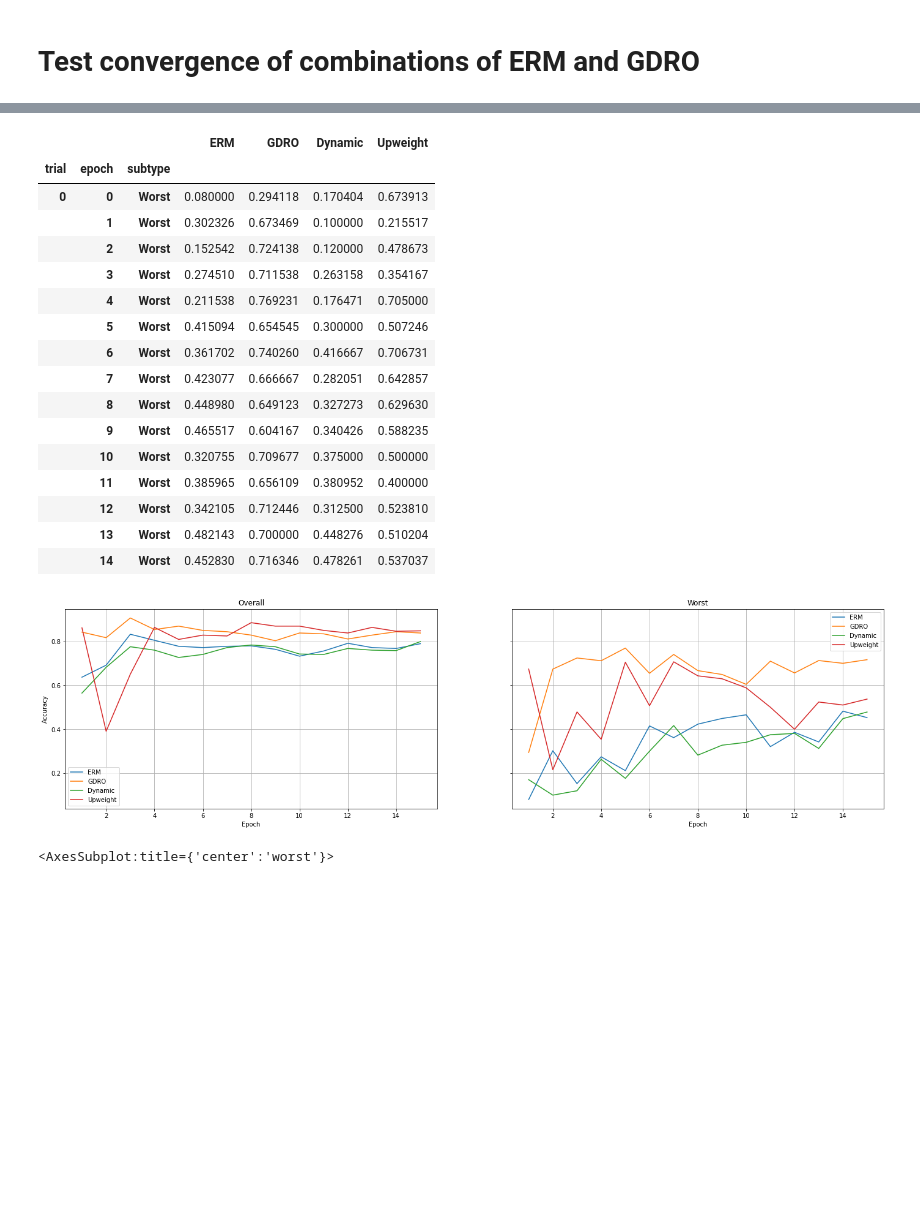
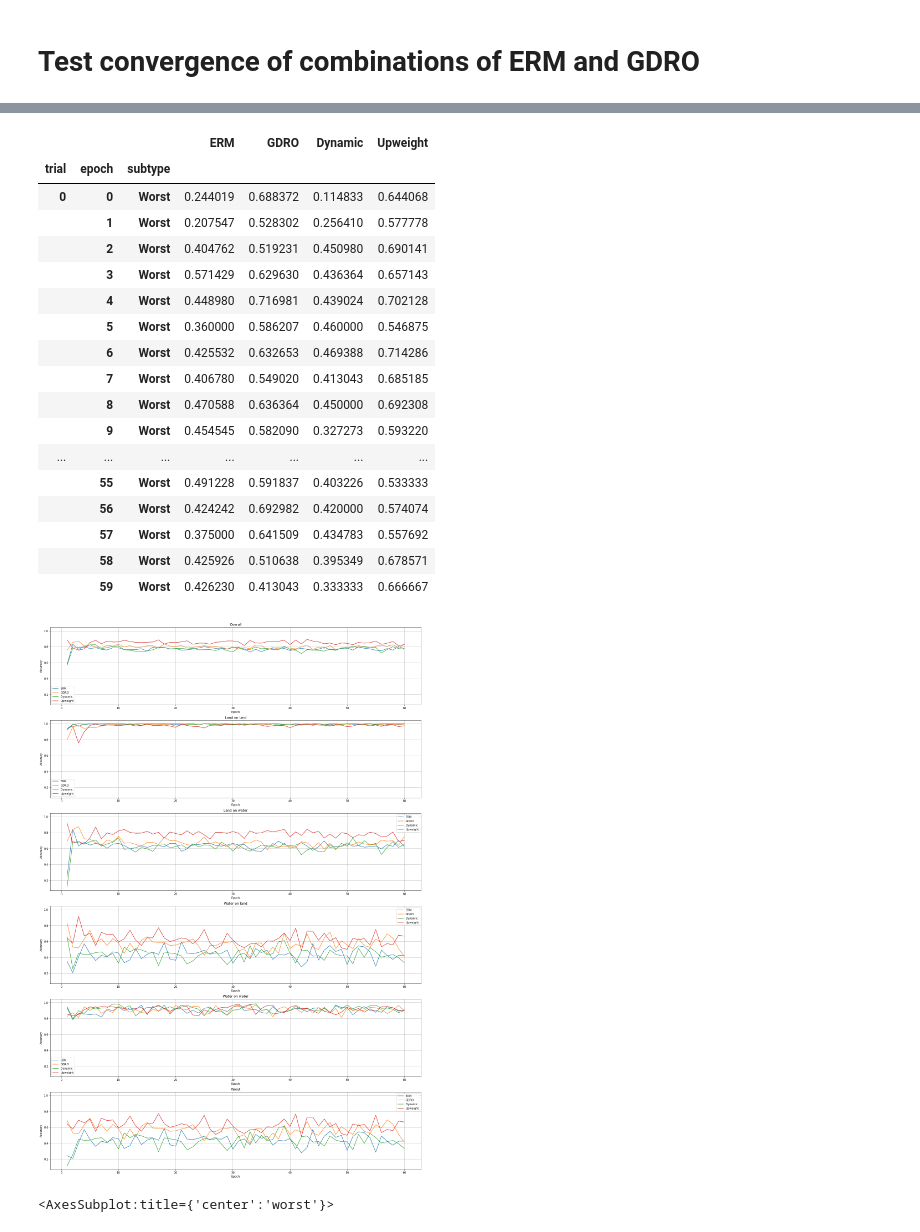
Before and after one commit to mtzig/LIDC_GDRO, a Jupyter notebook: notebooks/run_test.ipynb, the cells around one changed output, grey strips where cells are left out. Saved outputs shown, nothing was run; the diff lists cells and outputs as text; code cells hidden in the pictures; blank space fills up the shorter version.

Commit message:
Ran longer tests on waterbirds

```diff
--- a/notebooks/run_test.ipynb
+++ b/notebooks/run_test.ipynb
@@ -99,8 +103,12 @@ lr = 0.001
 weight_decay = 0.0001
 momentum = 0.9
 
-model_class = models.NeuralNetwork
-model_args = (64, 36, 36, 2)
+# model_class = models.NeuralNetwork
+# model_args = (64, 36, 36, 2)
+
+model_class = TransferModel50
+model_args = (True, False, True, device)
+
 
 print(f'Using device {device}')
 # %% [output]
@@ -232,16 +255,16 @@ train_dataloader, test_dataloader, _ = [dataloaders.InfiniteDataLoader(dataset,
 
 # Test convergence of combinations of ERM and GDRO
 # %%
-N = 100
+N = 1
 epochs = 60
-subtypes = ["Overall", "Unspiculated benign", "Spiculated benign", "Spiculated malignant", "Unspiculated malignant"]
-# subtypes = ["Overall", "Land on land", "Land on water", "Water on land", "Water on water"]
+# subtypes = ["Overall", "Unspiculated benign", "Spiculated benign", "Spiculated malignant", "Unspiculated malignant"]
+subtypes = ["Overall", "Land on land", "Land on water", "Water on land", "Water on water"]
 
 # test_algorithms = ["ERM", "GDRO", "Sharp", "Smooth", "ReverseSmooth", "Dynamic", "ExtraERM", "ExtraGDRO", "Halfway"]
 # test_algorithms = ["Mix" + str(t) for t in [0.4, 0.5, 0.6, 0.7, 0.8]]
 # test_algorithms = ["ERM", "GDRO", *["Dynamic" + str(t) for t in [0.01, 0.05, 0.1, 0.5]]]
 test_algorithms = ["ERM", "GDRO", "Dynamic", "Upweight"]
-keep_old =        [False, False, False, False]
+keep_old =        [True, True, False, False]
 # %%
 if not sum(keep_old):
     results = {}
@@ -352,49 +388,50 @@ worst_group
 # %% [output]
 |  |  |  | ERM | GDRO | Dynamic | Upweight |
 | trial | epoch | subtype |  |  |  |  |
-| 0 | 0 | Worst | 0.080000 | 0.294118 | 0.170404 | 0.673913 |
-|  | 1 | Worst | 0.302326 | 0.673469 | 0.100000 | 0.215517 |
-|  | 2 | Worst | 0.152542 | 0.724138 | 0.120000 | 0.478673 |
-|  | 3 | Worst | 0.274510 | 0.711538 | 0.263158 | 0.354167 |
-|  | 4 | Worst | 0.211538 | 0.769231 | 0.176471 | 0.705000 |
-|  | 5 | Worst | 0.415094 | 0.654545 | 0.300000 | 0.507246 |
-|  | 6 | Worst | 0.361702 | 0.740260 | 0.416667 | 0.706731 |
-|  | 7 | Worst | 0.423077 | 0.666667 | 0.282051 | 0.642857 |
-|  | 8 | Worst | 0.448980 | 0.649123 | 0.327273 | 0.629630 |
-|  | 9 | Worst | 0.465517 | 0.604167 | 0.340426 | 0.588235 |
-|  | 10 | Worst | 0.320755 | 0.709677 | 0.375000 | 0.500000 |
-|  | 11 | Worst | 0.385965 | 0.656109 | 0.380952 | 0.400000 |
-|  | 12 | Worst | 0.342105 | 0.712446 | 0.312500 | 0.523810 |
-|  | 13 | Worst | 0.482143 | 0.700000 | 0.448276 | 0.510204 |
-|  | 14 | Worst | 0.452830 | 0.716346 | 0.478261 | 0.537037 |
+| 0 | 0 | Worst | 0.244019 | 0.688372 | 0.114833 | 0.644068 |
+|  | 1 | Worst | 0.207547 | 0.528302 | 0.256410 | 0.577778 |
+|  | 2 | Worst | 0.404762 | 0.519231 | 0.450980 | 0.690141 |
+|  | 3 | Worst | 0.571429 | 0.629630 | 0.436364 | 0.657143 |
+|  | 4 | Worst | 0.448980 | 0.716981 | 0.439024 | 0.702128 |
+|  | 5 | Worst | 0.360000 | 0.586207 | 0.460000 | 0.546875 |
+|  | 6 | Worst | 0.425532 | 0.632653 | 0.469388 | 0.714286 |
+|  | 7 | Worst | 0.406780 | 0.549020 | 0.413043 | 0.685185 |
+|  | 8 | Worst | 0.470588 | 0.636364 | 0.450000 | 0.692308 |
+|  | 9 | Worst | 0.454545 | 0.582090 | 0.327273 | 0.593220 |
+| ... | ... | ... | ... | ... | ... | ... |
+|  | 55 | Worst | 0.491228 | 0.591837 | 0.403226 | 0.533333 |
+|  | 56 | Worst | 0.424242 | 0.692982 | 0.420000 | 0.574074 |
+|  | 57 | Worst | 0.375000 | 0.641509 | 0.434783 | 0.557692 |
+|  | 58 | Worst | 0.425926 | 0.510638 | 0.395349 | 0.678571 |
+|  | 59 | Worst | 0.426230 | 0.413043 | 0.333333 | 0.666667 |
 # %%
 worst_concat = pd.concat([results_df, worst_group])
 trial_means = worst_concat.unstack().unstack().mean(axis=0).unstack(level=0).unstack(level=0).stack()
 # %%
 import matplotlib.pyplot as plt
 
 rolling_window = 1
 
 rolling_data = trial_means.unstack(level=1).rolling(rolling_window).mean().stack()
 # reindex epochs from 1
 rolling_data.index = pd.MultiIndex.from_tuples(zip(rolling_data.index.get_level_values(0) + 1, rolling_data.index.get_level_values(1)), names=["epoch", "subtype"])
 
-plots = ["Overall", "Worst"]#[*subtypes, "Worst"]
+plots = [*subtypes, "Worst"]
 
 hide = []
 
 # f, a = plt.subplots(len(plots),1, sharey=True)
 
-f, a = plt.subplots(1, 2, sharey=True)
+f, a = plt.subplots(len(plots), 1, sharey=True)
 
 # plot subtypes sensitivity
 
 #legend=None,xlim=[55, 60],ylim=[0.85,0.88],
 
 for i in range(len(plots)):
-    rolling_data.drop(columns=hide).xs(plots[i], level=1).plot(xlabel="Epoch",ylabel="Accuracy",kind='line',title=plots[i],ax=a[i],figsize=(24,6),grid=True)
+    rolling_data.drop(columns=hide).xs(plots[i], level=1).plot(xlabel="Epoch",ylabel="Accuracy",kind='line',title=plots[i],ax=a[i],figsize=(24,36),grid=True)
 # %% [output]
-[figure, old version]
+[figure, new version]
 # %%
 # statisitical tests comparing to ERM
 from scipy.stats import ttest_ind
```
Also changed, not shown: parts of 7 cells of this notebook.
